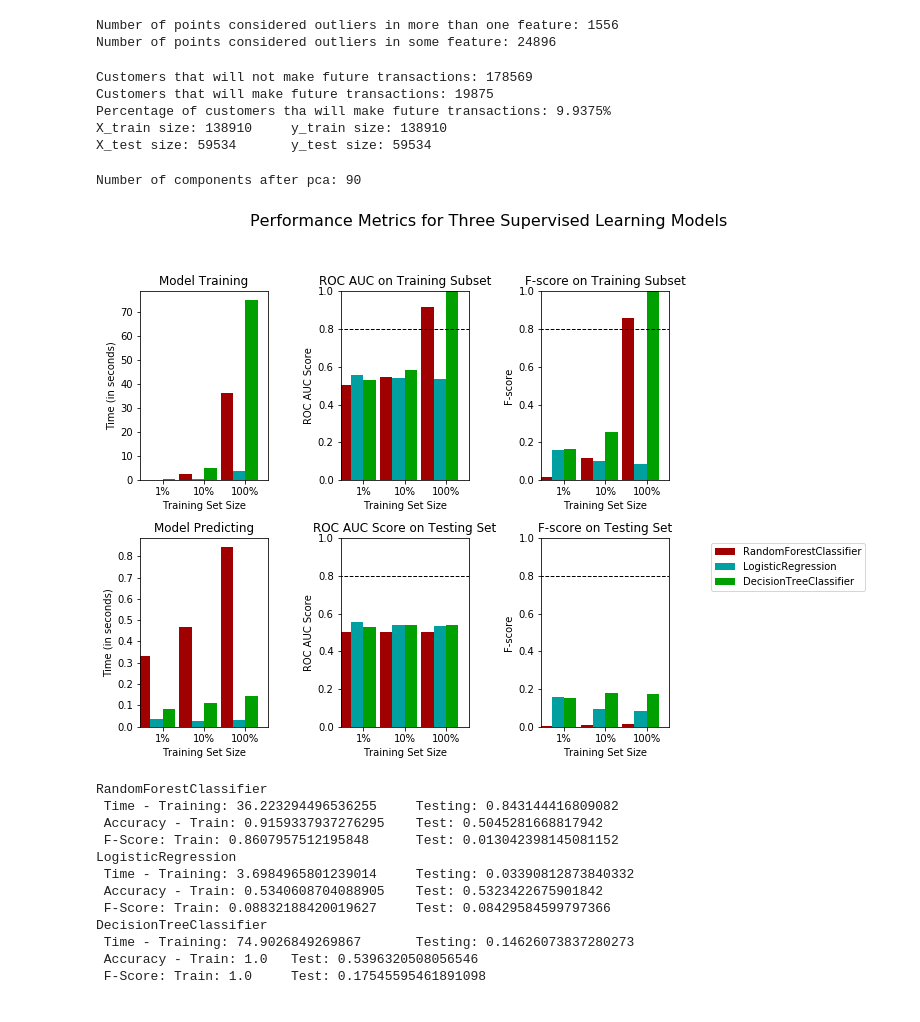
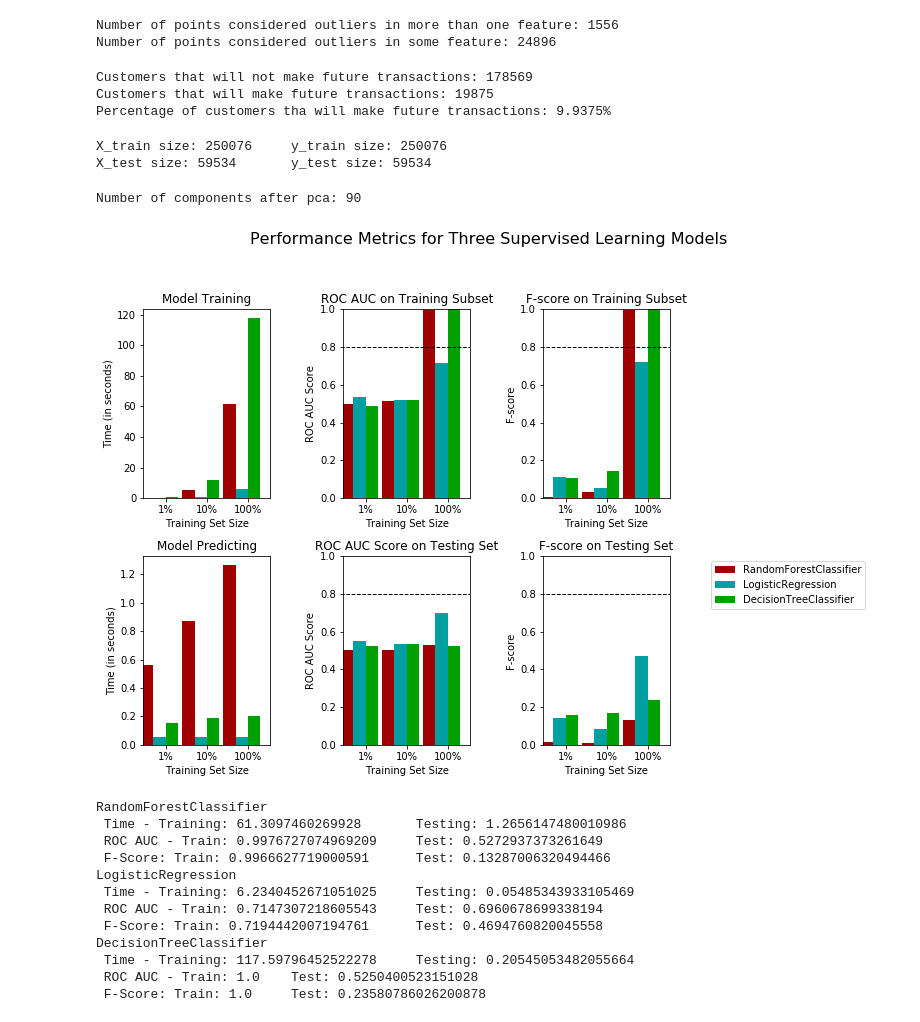
Before and after one commit to vitorbonaf/udacity-ml-capstone, a Jupyter notebook: customer_transaction_prediction.ipynb, the cells around one changed output. Drawn from its saved outputs; the diff is of its cells as text; code cells hidden in the pictures.

```diff
--- a/customer_transaction_prediction.ipynb
+++ b/customer_transaction_prediction.ipynb
@@ -77,9 +77,10 @@ Number of points considered outliers in more than one feature: 1556
 Number of points considered outliers in some feature: 24896
 # %%
 from sklearn.model_selection import train_test_split
+from imblearn.over_sampling import SMOTE
 
 # Dropping rows with outlier values in more than one feature
-filtered_features = data.drop(repeated)
+filtered_features = X.drop(repeated)
 filtered_target = data[['target']].drop(repeated)
 
 # Checking data distribution after outliers removal
@@ -95,6 +96,10 @@ print("Percentage of customers tha will make future transactions: {}%".format(n_
 # Dividing train and test sets
 X_train, X_test, y_train, y_test = train_test_split(filtered_features, filtered_target, test_size=0.3, random_state=42)
 
+# Oversampling
+smt = SMOTE(random_state=42)
+X_train, y_train = smt.fit_sample(X_train, y_train)
+
 # Checking train and test sets size
 print("X_train size: {} \t y_train size: {}".format(X_train.shape[0], y_train.shape[0]))
 print("X_test size: {} \t y_test size: {}".format(X_test.shape[0], y_test.shape[0]))
@@ -102,8 +107,8 @@ print("X_test size: {} \t y_test size: {}".format(X_test.shape[0], y_test.shape[
 Customers that will not make future transactions: 178569
 Customers that will make future transactions: 19875
 Percentage of customers tha will make future transactions: 9.9375%
-X_train size: 138910     y_train size: 138910
-X_test size: 59534       y_test size: 59534
+X_train size: 250076     y_train size: 250076
+X_test size: 59534       y_test size: 59534
 # %%
 # Outlier detection (Local Outlier Factor)
 # Not viable due to O(n²) complexity, takes too long as result of dataset size
@@ -241,50 +246,50 @@ def evaluate(results, roc_auc, f1):
 # %%
 from sklearn.tree import DecisionTreeClassifier
 from sklearn.ensemble import RandomForestClassifier
 from sklearn.linear_model import LogisticRegression
 
 clf_A = RandomForestClassifier(random_state=42)
 clf_B = LogisticRegression()
 clf_C = DecisionTreeClassifier(random_state=42)
 
-size_1 = int(0.01 * X_train.shape[0])
-size_10 =int(0.1 * X_train.shape[0])
-size_100 = X_train.shape[0]
+size_1 = int(0.01 * transf_X_train.shape[0])
+size_10 =int(0.1 * transf_X_train.shape[0])
+size_100 = transf_X_train.shape[0]
 
 results = {}
 for clf in [clf_A, clf_B, clf_C]:
     clf_name = clf.__class__.__name__
     results[clf_name] = {}
     for i, samples in enumerate([size_1, size_10, size_100]):
-        results[clf_name][i] = train_predict(clf, transf_X_train, y_train.values.ravel(), transf_X_test, y_test, samples)
+        results[clf_name][i] = train_predict(clf, transf_X_train, y_train, transf_X_test, y_test, samples)
 
 
 # Run metrics visualization for the three supervised learning models chosen
 evaluate(results, 0.8, 0.8)
 # %% [output]
-[figure, old version]
+[figure, new version]
 # %%
 # Checking numeric values for each method used (complete training set)
 for clf in [clf_A, clf_B, clf_C]:
     clf_name = clf.__class__.__name__
-    print("{} \n Time - Training: {} \t Testing: {} \n Accuracy - Train: {} \t Test: {} \n F-Score: Train: {} \t Test: {}" \
+    print("{} \n Time - Training: {} \t Testing: {} \n ROC AUC - Train: {} \t Test: {} \n F-Score: Train: {} \t Test: {}" \
           .format(clf_name, \
           results[clf_name][2]['train_time'],results[clf_name][2]['pred_time'], \
           results[clf_name][2]['roc_train'],results[clf_name][2]['roc_test'], \
           results[clf_name][2]['f_train'], results[clf_name][2]['f_test']))
 # %% [output]
 RandomForestClassifier
- Time - Training: 36.223294496536255     Testing: 0.843144416809082
- Accuracy - Train: 0.9159337937276295    Test: 0.5045281668817942
- F-Score: Train: 0.8607957512195848      Test: 0.013042398145081152
+ Time - Training: 61.3097460269928       Testing: 1.2656147480010986
+ ROC AUC - Train: 0.9976727074969209     Test: 0.5272937373261649
+ F-Score: Train: 0.9966627719000591      Test: 0.13287006320494466
 LogisticRegression
- Time - Training: 3.6984965801239014     Testing: 0.03390812873840332
- Accuracy - Train: 0.5340608704088905    Test: 0.5323422675901842
- F-Score: Train: 0.08832188420019627     Test: 0.08429584599797366
+ Time - Training: 6.2340452671051025     Testing: 0.05485343933105469
+ ROC AUC - Train: 0.7147307218605543     Test: 0.6960678699338194
+ F-Score: Train: 0.7194442007194761      Test: 0.4694760820045558
 DecisionTreeClassifier
- Time - Training: 74.9026849269867       Testing: 0.14626073837280273
- Accuracy - Train: 1.0   Test: 0.5396320508056546
- F-Score: Train: 1.0     Test: 0.17545595461891098
+ Time - Training: 117.59796452522278     Testing: 0.20545053482055664
+ ROC AUC - Train: 1.0    Test: 0.5250400523151028
+ F-Score: Train: 1.0     Test: 0.23580786026200878
 # %%
 from sklearn.model_selection import GridSearchCV
 from sklearn.metrics import make_scorer
```
Also changed, not shown: parts of 5 cells of this notebook.
